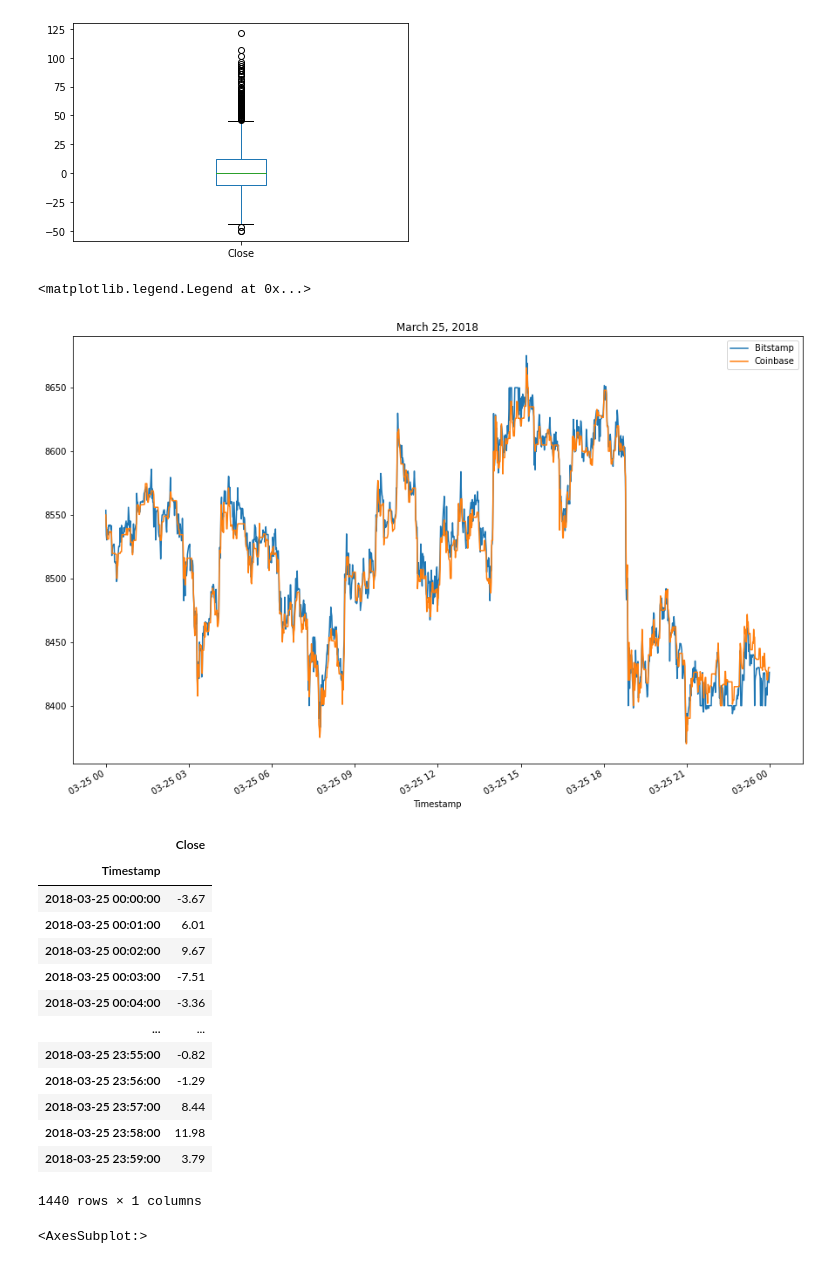
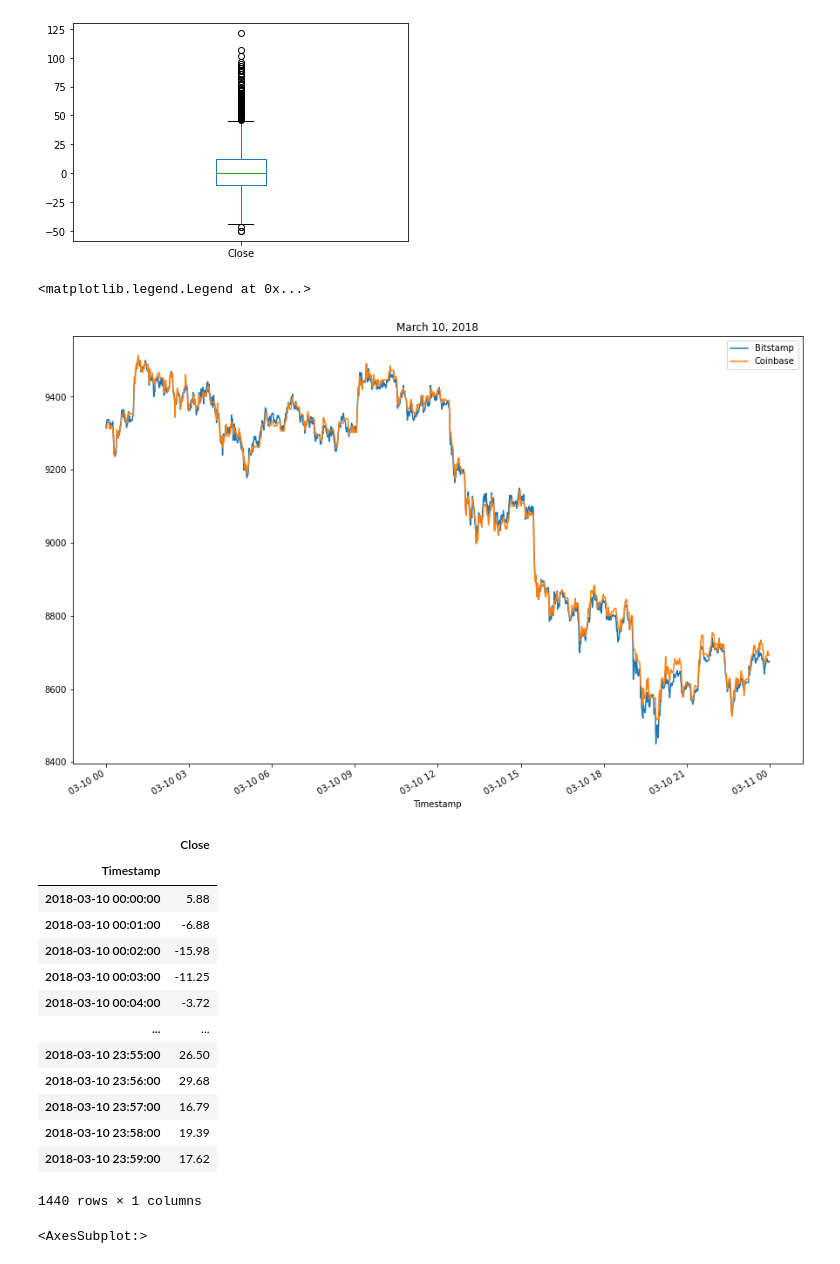
Before and after one commit to xpencive/Module_3_Challenge, a Jupyter notebook: crypto_arbitrage1.ipynb, the cells around one changed output. Drawn from its saved outputs; the diff is of its cells as text; code cells hidden in the pictures.

```diff
--- a/crypto_arbitrage1.ipynb
+++ b/crypto_arbitrage1.ipynb
@@ -349,33 +349,33 @@ arbitrage_spread_middle.plot(kind='box')
 # %%
 # Create an overlay plot that visualizes the two dataframes over a period of one day from late in the dataset.
 # Be sure that the plots include the parameters `legend`, `figsize`, `title`, `color` and `label`
-ax = bitstamp_sliced.loc['2018-03-25'].plot(figsize=(15,10), title='March 25, 2018')
-coinbase_sliced.loc['2018-03-25'].plot(ax=ax)
+ax = bitstamp_sliced.loc['2018-03-10'].plot(figsize=(15,10), title='March 10, 2018')
+coinbase_sliced.loc['2018-03-10'].plot(ax=ax)
 ax.legend(['Bitstamp','Coinbase'])
 # %% [output]
 <matplotlib.legend.Legend at 0x...>
-[figure, old version]
+[figure, new version]
 # %%
 # Using the date from the late that you have selected, calculate the arbitrage spread
 # by subtracting the bitstamp lower closing prices from the coinbase higher closing prices
-arbitrage_spread_late = coinbase_sliced.loc['2018-03-25'] - bitstamp_sliced.loc['2018-03-25']
+arbitrage_spread_late = coinbase_sliced.loc['2018-03-10'] - bitstamp_sliced.loc['2018-03-10']
 
 # Generate summary statistics for the late DataFrame
 arbitrage_spread_late
 # %% [output]
 |  | Close |
 | Timestamp |  |
-| 2018-03-25 00:00:00 | -3.67 |
-| 2018-03-25 00:01:00 | 6.01 |
-| 2018-03-25 00:02:00 | 9.67 |
-| 2018-03-25 00:03:00 | -7.51 |
-| 2018-03-25 00:04:00 | -3.36 |
+| 2018-03-10 00:00:00 | 5.88 |
+| 2018-03-10 00:01:00 | -6.88 |
+| 2018-03-10 00:02:00 | -15.98 |
+| 2018-03-10 00:03:00 | -11.25 |
+| 2018-03-10 00:04:00 | -3.72 |
 | ... | ... |
-| 2018-03-25 23:55:00 | -0.82 |
-| 2018-03-25 23:56:00 | -1.29 |
-| 2018-03-25 23:57:00 | 8.44 |
-| 2018-03-25 23:58:00 | 11.98 |
-| 2018-03-25 23:59:00 | 3.79 |
+| 2018-03-10 23:55:00 | 26.50 |
+| 2018-03-10 23:56:00 | 29.68 |
+| 2018-03-10 23:57:00 | 16.79 |
+| 2018-03-10 23:58:00 | 19.39 |
+| 2018-03-10 23:59:00 | 17.62 |
 1440 rows × 1 columns
 # %%
 # Visualize the arbitrage spread from late in the dataset in a box plot
```
Also changed, not shown: parts of 19 cells of this notebook.
